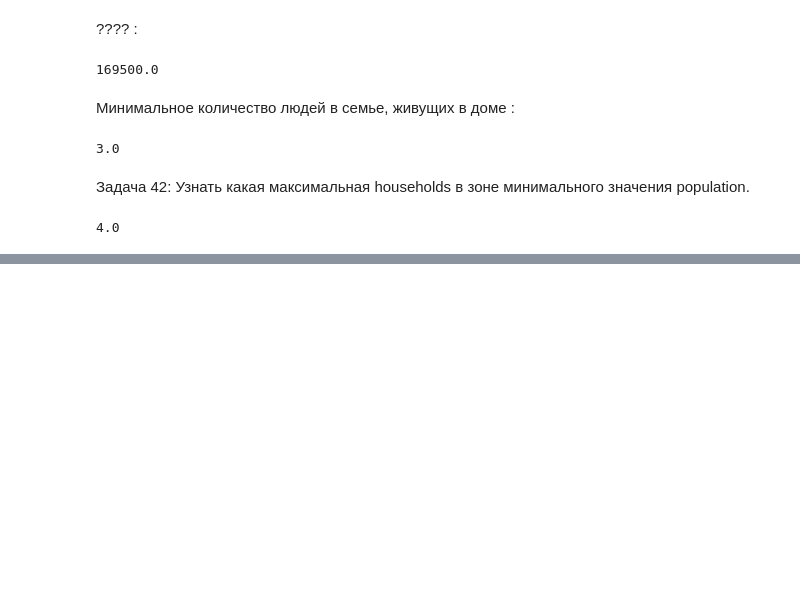
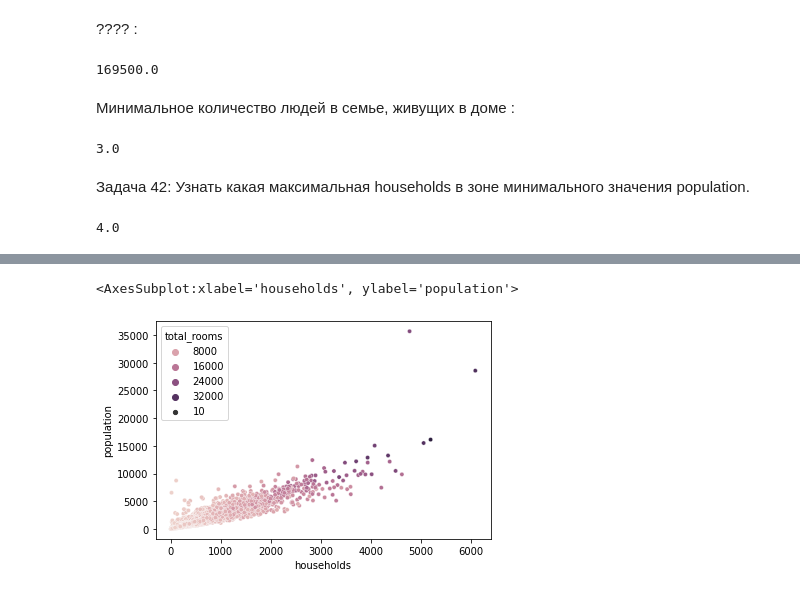
Before and after one commit to VitaliiKisin/Final-project-1, a Jupyter notebook: Untitled1.ipynb, the cells around one changed output, grey strips where cells are left out. Drawn from its saved outputs; the diff is of its cells as text; code cells hidden in the pictures; blank space fills up the shorter version.

```diff
--- a/Untitled1.ipynb
+++ b/Untitled1.ipynb
@@ -125,0 +138,5 @@ df[df['population'] == df['population'].min()]['households'].max()
+# %%
+sns.scatterplot(data=df, x= 'households', y= 'population', hue= 'total_rooms', size=10)
+# %% [output]
+<AxesSubplot:xlabel='households', ylabel='population'>
+[figure, added]
```
Also changed, not shown: parts of 14 cells of this notebook.
